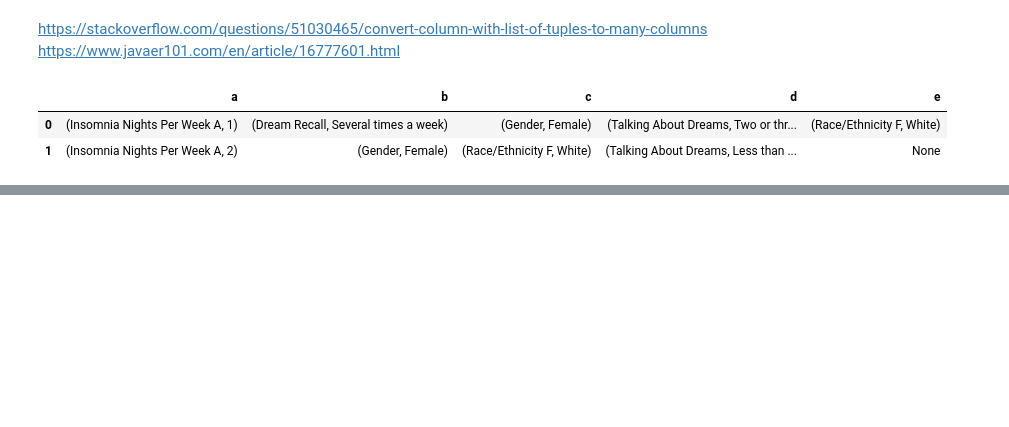
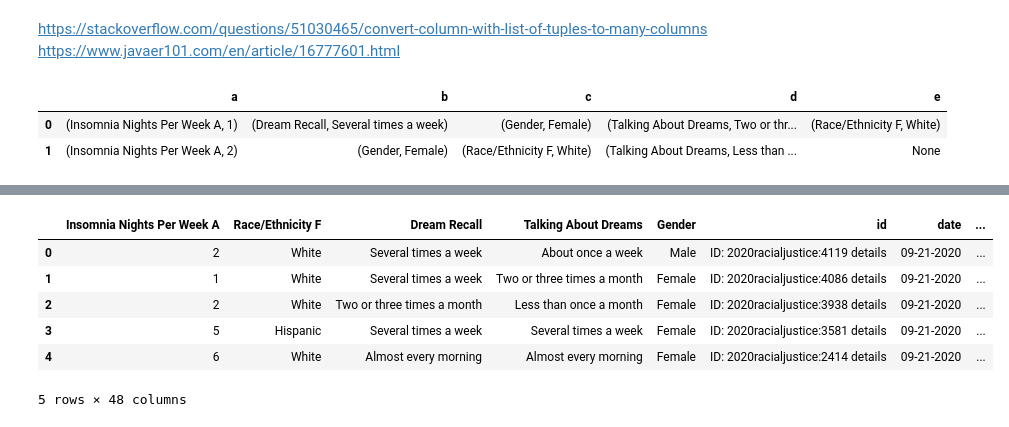
Before and after one commit to MekdiYilma/dreams, a Jupyter notebook: EDA/selenium_web-scrapping_test.ipynb, the cells around one changed output, grey strips where cells are left out. Cells and saved outputs as stored; diff of their text form; code cells hidden in the pictures; blank space fills up the shorter version.

```diff
--- a/EDA/selenium_web-scrapping_test.ipynb
+++ b/EDA/selenium_web-scrapping_test.ipynb
@@ -410,0 +905,14 @@ Talking About Dreams
+# %%
+dream_data = test_data[4:]
+# %%
+dream_df = pd.DataFrame.from_dict(dream_data)
+# %%
+dream_df.head()
+# %% [output]
+|  | Insomnia Nights Per Week A | Race/Ethnicity F | Dream Recall | Talking About Dreams | Gender | id | date | ... |
+| 0 | 2 | White | Several times a week | About once a week | Male | ID: 2020racialjustice:4119 details | 09-21-2020 | ... |
+| 1 | 1 | White | Several times a week | Two or three times a month | Female | ID: 2020racialjustice:4086 details | 09-21-2020 | ... |
+| 2 | 2 | White | Two or three times a month | Less than once a month | Female | ID: 2020racialjustice:3938 details | 09-21-2020 | ... |
+| 3 | 5 | Hispanic | Several times a week | Several times a week | Female | ID: 2020racialjustice:3581 details | 09-21-2020 | ... |
+| 4 | 6 | White | Almost every morning | Almost every morning | Female | ID: 2020racialjustice:2414 details | 09-21-2020 | ... |
+5 rows × 48 columns
```
Also changed, not shown: parts of 52 cells of this notebook, 7 other files.
